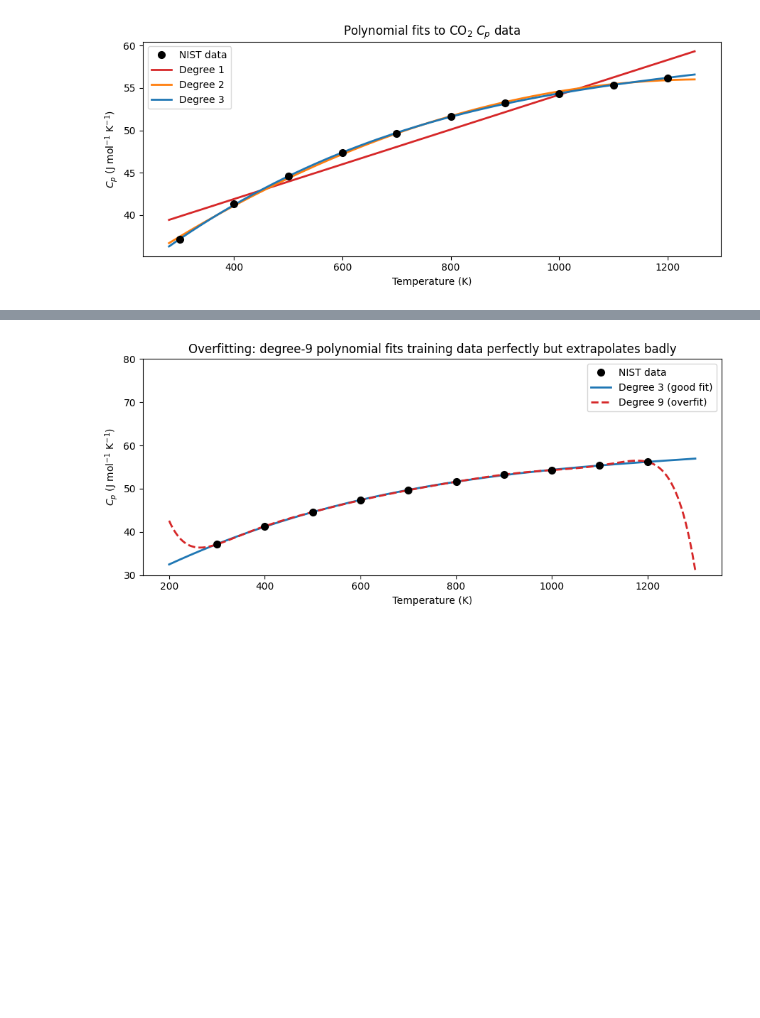
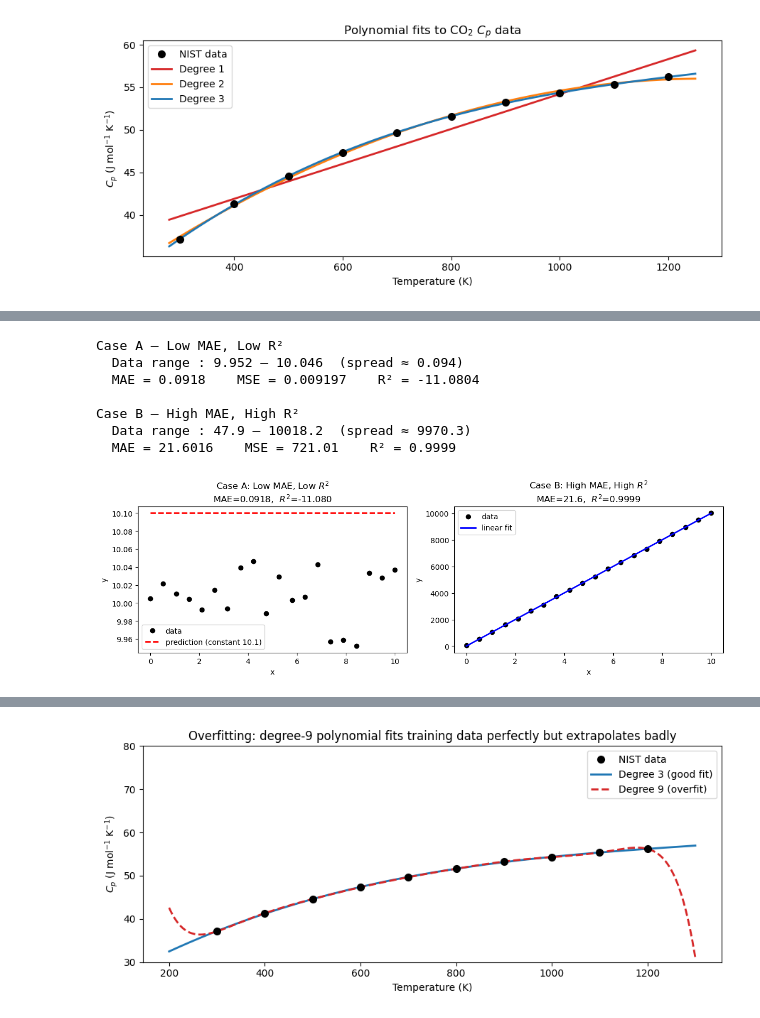
Before and after one commit to ock-group/CHME212-2026-Spring, a Jupyter notebook: _sources/docs/chapter12/12_notebook.ipynb, the cells around one changed output, grey strips where cells are left out. Saved outputs shown, nothing was run; the diff lists cells and outputs as text; code cells hidden in the pictures; blank space fills up the shorter version.

```diff
--- a/_sources/docs/chapter12/12_notebook.ipynb
+++ b/_sources/docs/chapter12/12_notebook.ipynb
@@ -301 +337,69 @@ plt.show()
+# %%
+import numpy as np
+import matplotlib.pyplot as plt
+
+def metrics(y, y_pred):
+    e    = y - y_pred
+    mae  = np.mean(np.abs(e))
+    mse  = np.mean(e**2)
+    ss_res = np.sum(e**2)
+    ss_tot = np.sum((y - np.mean(y))**2)
+    r2   = 1 - ss_res / ss_tot
+    return mae, mse, r2
+
+# ── Case A: Low MAE, Low R² ───────────────────────────────────────────────────
+# Data clusters tightly around 10.0 (very low variance).
+# The model predicts a constant 10.1 — errors are tiny, but so is the spread,
+# so R² is low because the model barely beats the mean.
+np.random.seed(0)
+x_A  = np.linspace(0, 10, 20)
+y_A  = 10.0 + np.random.uniform(-0.05, 0.05, 20)   # near-flat data, range ≈ 0.1
+yp_A = np.full_like(y_A, 10.1)                     # constant prediction slightly off
+
+mae_A, mse_A, r2_A = metrics(y_A, yp_A)
+print("Case A — Low MAE, Low R²")
+print(f"  Data range : {y_A.min():.3f} – {y_A.max():.3f}  (spread ≈ {y_A.max()-y_A.min():.3f})")
+print(f"  MAE = {mae_A:.4f}    MSE = {mse_A:.6f}    R² = {r2_A:.4f}")
+
+# ── Case B: High MAE, High R² ─────────────────────────────────────────────────
+# Data spans 0–10 000 (huge variance) with a clean linear trend.
+# A linear fit tracks it perfectly (R² ≈ 1), but residuals are ~50 units → high MAE.
+x_B  = np.linspace(0, 10, 20)
+y_B  = 1000 * x_B + np.random.uniform(-50, 50, 20)   # large range, noisy
+coeffs_B = np.polyfit(x_B, y_B, 1)
+yp_B = np.polyval(coeffs_B, x_B)
+
+mae_B, mse_B, r2_B = metrics(y_B, yp_B)
+print("\nCase B — High MAE, High R²")
+print(f"  Data range : {y_B.min():.1f} – {y_B.max():.1f}  (spread ≈ {y_B.max()-y_B.min():.1f})")
+print(f"  MAE = {mae_B:.4f}    MSE = {mse_B:.2f}    R² = {r2_B:.4f}")
+
+# ── Plot ──────────────────────────────────────────────────────────────────────
+fig, axes = plt.subplots(1, 2, figsize=(12, 4))
+
+ax = axes[0]
+ax.plot(x_A, y_A,  'ko', markersize=6, label='data')
+ax.plot(x_A, yp_A, 'r--', linewidth=2, label='prediction (constant 10.1)')
+ax.set_title(f'Case A: Low MAE, Low $R^2$\nMAE={mae_A:.4f},  $R^2$={r2_A:.3f}')
+ax.set_xlabel('x'); ax.set_ylabel('y')
+ax.legend()
+
+ax = axes[1]
+ax.plot(x_B, y_B,  'ko', markersize=6, label='data')
+ax.plot(x_B, yp_B, 'b-', linewidth=2, label='linear fit')
+ax.set_title(f'Case B: High MAE, High $R^2$\nMAE={mae_B:.1f},  $R^2$={r2_B:.4f}')
+ax.set_xlabel('x'); ax.set_ylabel('y')
+ax.legend()
+
+plt.tight_layout()
+plt.show()
+# %% [output]
+Case A — Low MAE, Low R²
+  Data range : 9.952 – 10.046  (spread ≈ 0.094)
+  MAE = 0.0918    MSE = 0.009197    R² = -11.0804
+
+Case B — High MAE, High R²
+  Data range : 47.9 – 10018.2  (spread ≈ 9970.3)
+  MAE = 21.6016    MSE = 721.01    R² = 0.9999
+[figure, added]
 # %% [markdown]
```
Also changed, not shown: parts of 12 cells of this notebook, 34 other files.
